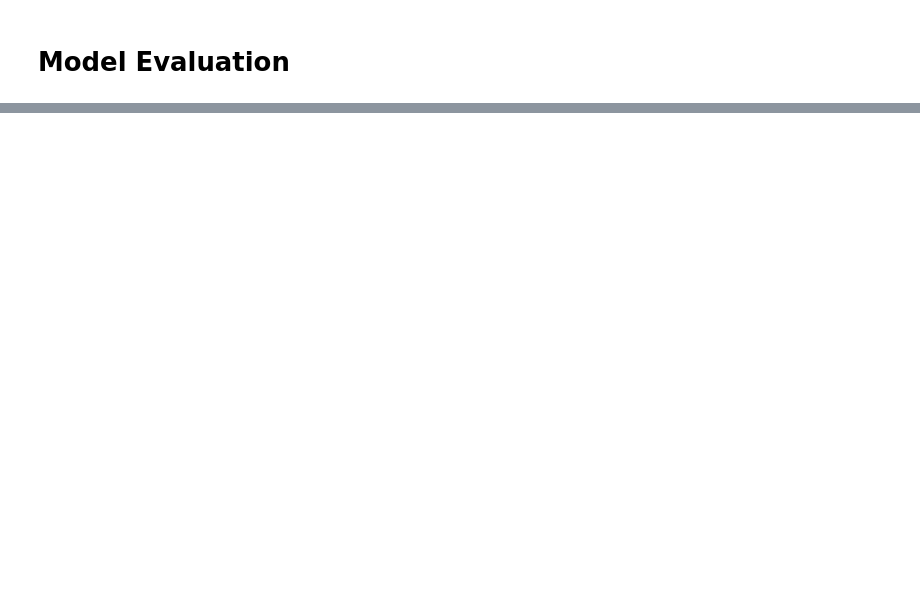
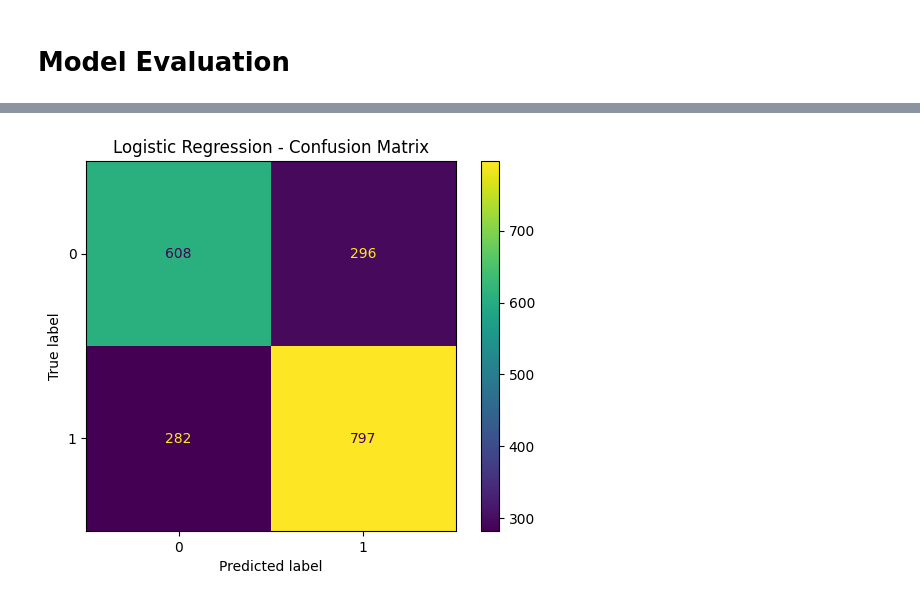
Before and after one commit to sergioamdiaz/Proyecto-Student-Performance-Factors-, a Jupyter notebook: Project_Student_Data.ipynb, the cells around one changed output, grey strips where cells are left out. Saved outputs shown, nothing was run; the diff lists cells and outputs as text; code cells hidden in the pictures; blank space fills up the shorter version.

```diff
--- a/Project_Student_Data.ipynb
+++ b/Project_Student_Data.ipynb
@@ -577,0 +799,86 @@ ROC-AUC score  test dataset:     0.9918342532827019
+# %%
+def evaluate_models_with_feature_removal(data, target, hypothesis_features=None):
+    # Step 1: Define X and y
+    X = data.drop(columns=[target])
+    y = data[target]
+
+    # Step 2: Remove specific features based on hypothesis
+    if hypothesis_features:
+        X = X.drop(columns=hypothesis_features, errors='ignore')
+        print(f"Removed features: {', '.join(hypothesis_features)}")
+
+    # Split into train and test sets
+    X_train, X_test, y_train, y_test = train_test_split(X, y, test_size=0.3, random_state=42)
+
+    # Standard scaling for the reduced feature set
+    scaler = StandardScaler()
+    X_train = scaler.fit_transform(X_train)
+    X_test = scaler.transform(X_test)
+
+    # Step 3: Define algorithms
+    algorithms = {
+        "Logistic Regression": LogisticRegression(max_iter=1000),
+        "Decision Tree": DecisionTreeClassifier(),
+        "Random Forest": RandomForestClassifier(),
+        "SGD Classifier": SGDClassifier(),
+        "Support Vector Machine (SVM)": SVC(probability=True),
+    }
+
+    # Step 4: Train and evaluate each model
+    results = evaluate_individual_models(X_train, X_test, y_train, y_test, algorithms)
+
+    # Return the results to document the comparison
+    return results
+
+
+def evaluate_individual_models(X_train, X_test, y_train, y_test, algorithms):
+    """
+    This function evaluates a set of models, prints the classification report, confusion matrix, and computes ROC-AUC.
+    """
+    results = {}
+
+    for name, model in algorithms.items():
+        # Cross-validation predictions and model fitting
+        y_pred_cv = cross_val_predict(model, X_train, y_train, cv=4, method="predict")
+        y_pred_proba_cv = (
+            cross_val_predict(model, X_train, y_train, cv=4, method="predict_proba")[:, 1]
+            if hasattr(model, "predict_proba")
+            else None
+        )
+
+        # Fit the model and predict on test data
+        model.fit(X_train, y_train)
+        y_pred = model.predict(X_test)
+        y_pred_proba = model.predict_proba(X_test)[:, 1] if hasattr(model, "predict_proba") else None
+
+        # Evaluate metrics
+        conf_matrix = confusion_matrix(y_test, y_pred)
+        class_report = classification_report(y_test, y_pred)
+        roc_auc = roc_auc_score(y_test, y_pred_proba) if y_pred_proba is not None else "N/A"
+
+        # Store results
+        results[name] = {
+            "Confusion Matrix": conf_matrix,
+            "Classification Report": class_report,
+            "ROC-AUC": roc_auc,
+            "Test Predictions": y_pred,
+        }
+
+        # Plot confusion matrix
+        disp = ConfusionMatrixDisplay(confusion_matrix=conf_matrix, display_labels=np.unique(y))
+        disp.plot()
+        plt.title(f"{name} - Confusion Matrix")
+        plt.show()
+
+        print(f"Model: {name}")
+        print(class_report)
+        print(f"ROC-AUC: {roc_auc}")
+        print("-" * 50)
+
+    return results
+
+
+# Example usage
+hypothesis_features_to_remove = ["Attendance", "Previous_Scores", "Sleep_Hours", "Tutoring_Sessions"]
+results = evaluate_models_with_feature_removal(final_df, target="Student_Tier", hypothesis_features=hypothesis_features_to_remove)
+# %% [output]
@@ -577,0 +886 @@ ROC-AUC score  test dataset:     0.9918342532827019
+[figure, added]
```
Also changed, not shown: parts of 28 cells of this notebook.
